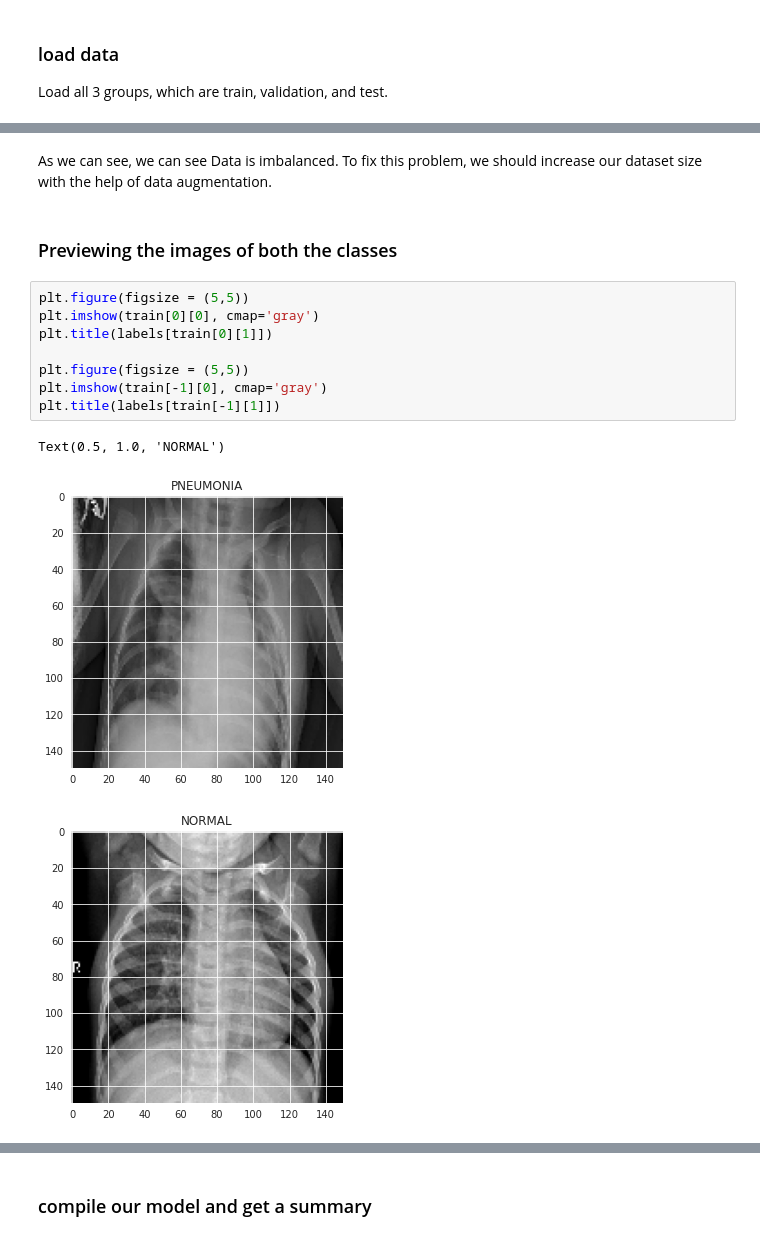
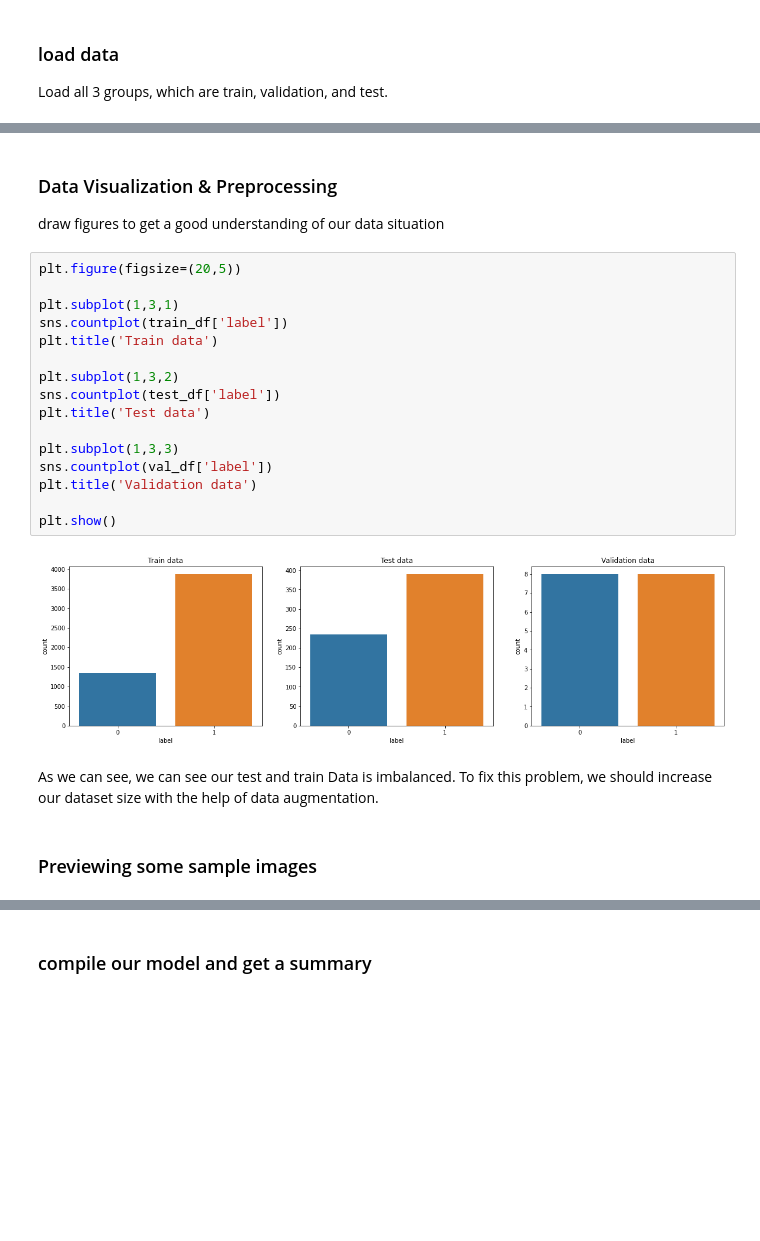
Before and after one commit to AshkanGanj/Pneumonia-Detection-X-Ray-CNN, a Jupyter notebook: X_Ray_Pneumonia_CNN.ipynb, the cells around one changed output, grey strips where cells are left out. Cells and saved outputs as stored; diff of their text form; blank space fills up the shorter version.

```diff
--- a/X_Ray_Pneumonia_CNN.ipynb
+++ b/X_Ray_Pneumonia_CNN.ipynb
@@ -133,17 +124,27 @@ sns.countplot(l)
+# %% [markdown]
+### Data Visualization & Preprocessing
+
+draw figures to get a good understanding of our data situation
+# %%
+plt.figure(figsize=(20,5))
+
+plt.subplot(1,3,1)
+sns.countplot(train_df['label'])
+plt.title('Train data')
+
+plt.subplot(1,3,2)
+sns.countplot(test_df['label'])
+plt.title('Test data')
+
+plt.subplot(1,3,3)
+sns.countplot(val_df['label'])
+plt.title('Validation data')
+
+plt.show()
+# %% [output]
+[figure, added]
 # %% [markdown]
-As we can see, we can see Data is imbalanced.
+As we can see, we can see our test and train Data is imbalanced.
 To fix this problem, we should increase our dataset size with the help of data augmentation.
 # %% [markdown]
-### Previewing the images of both the classes
+### Previewing some sample images
-# %%
-plt.figure(figsize = (5,5))
-plt.imshow(train[0][0], cmap='gray')
-plt.title(labels[train[0][1]])
-
-plt.figure(figsize = (5,5))
-plt.imshow(train[-1][0], cmap='gray')
-plt.title(labels[train[-1][1]])
-# %% [output]
-Text(0.5, 1.0, 'NORMAL')
-[figure, removed]
-[figure, removed]
```
Also changed, not shown: parts of 47 cells of this notebook.
